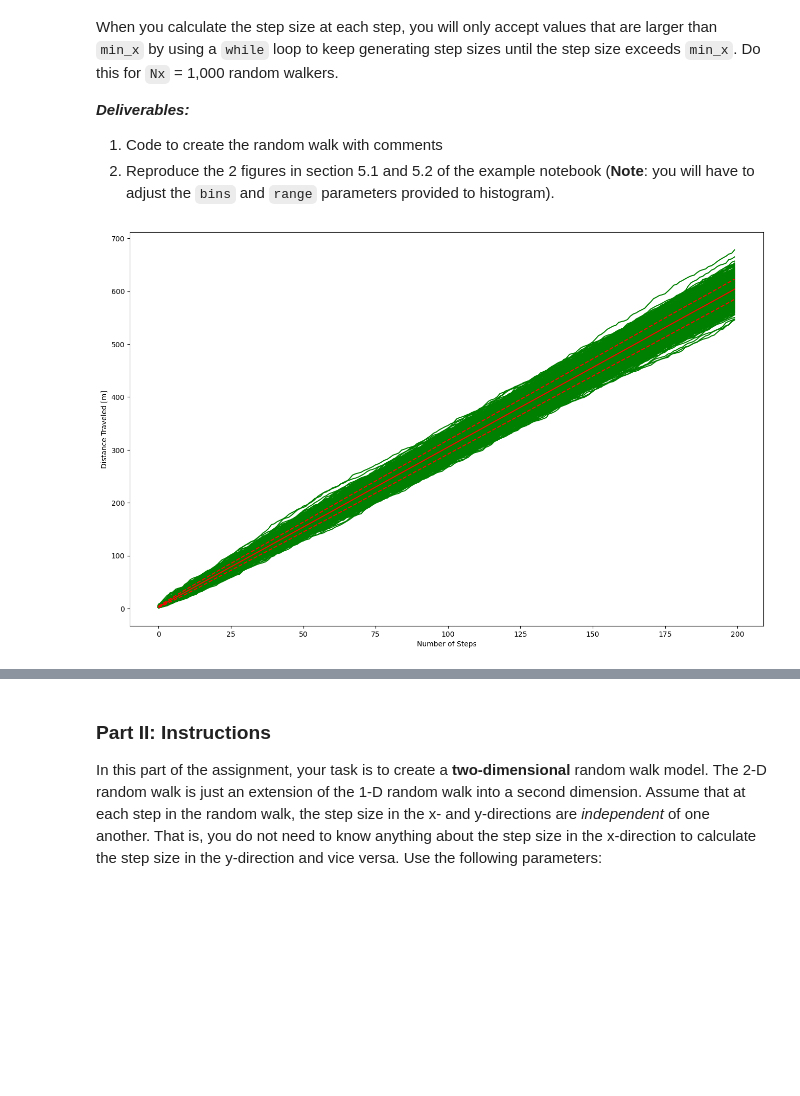
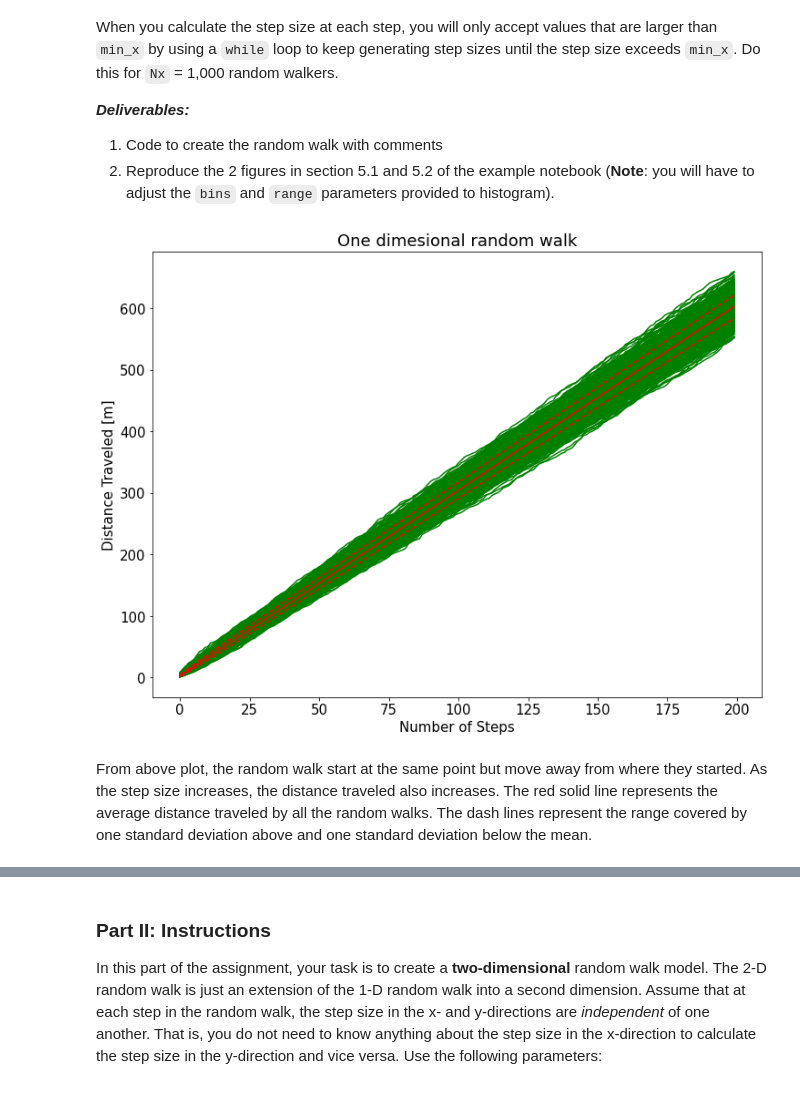
Before and after one commit to yao24/geos518-fall-2021, a Jupyter notebook: mod01/mod01-Assignment.ipynb, the cells around one changed output, grey strips where cells are left out. Cells and saved outputs as stored; diff of their text form; code cells hidden in the pictures; blank space fills up the shorter version.

```diff
--- a/mod01/mod01-Assignment.ipynb
+++ b/mod01/mod01-Assignment.ipynb
@@ -24,12 +24,12 @@ ___Deliverables:___
 import numpy as np
 import matplotlib.pyplot as plt
 
-Nt = 200    # This is the number of steps (or time steps) in our Random Walk
+Nt = 200    # This is the number of steps in our Random Walk
 Nx = 1000   # Initialize the number of walkers.
 
 mu_x = 1.5     # The average step size in our random walk
 s_x = 2.1      # The standard deviation of the step size in our random walk
-min_x = 1.25   #the _minimum step size_ at each step in our random walk
+min_x = 1.25   #the _minimum step size at each step in our random walk
 
 # Create a new container for all walkers at each time step. This will correspond to an
 # array of zeros that has Nt rows and Nx columns. So each row corresponds to a specific
@@ -54,23 +54,27 @@ for i in np.arange(Nt):
         # Again check to see if we're at the first time step
         if(i==0):
             # If at the first time step, the initial position was 0
-            X[i,j] = 0.0 + x_i
+            X[i,j] = x_i
         else:
             # If at a subsequent time step, the initial position was the position at the previous time step
             X[i,j] = X[i-1,j] + x_i
 # %%
-mean_X = np.mean(X,axis=1)   # Calculate the average distance of all walkers through time
-std_X = np.std(X,axis=1)     # Calculate the standard deviation of all walkers through time
+plt.rcParams.update({'font.size': 15})       # Change the font size for the figure
+mean_X = np.mean(X,axis=1)                   # Calculate the average distance of all walkers through time
+std_X = np.std(X,axis=1)                     # Calculate the standard deviation of all walkers through time
 
-plt.figure(figsize=(16,10))  # Create a figure and make it 16" wide x 10" tall
+plt.figure(figsize=(12,9))                   # Create a figure and make it 12" wide x 19" tall
 
 plt.plot(np.arange(Nt),X,'g-')               # Plot x vs i (created using np.arange(Nt)) as a blue line
-plt.plot(np.arange(Nt),mean_X,'r-')
-plt.plot(np.arange(Nt),mean_X + std_X, 'r--')
-plt.plot(np.arange(Nt),mean_X - std_X, 'r--')
-plt.xlabel('Number of Steps')
-plt.ylabel('Distance Traveled [m]')
+plt.plot(np.arange(Nt),mean_X,'r-')          # Plot the mean position as a red line
+plt.plot(np.arange(Nt),mean_X + std_X, 'r--')# Plot the range covered by one standard deviation above the mean
+plt.plot(np.arange(Nt),mean_X - std_X, 'r--')# Plot the range covered by one standard deviation below the mean
+plt.xlabel('Number of Steps')                # Label of the x-axis
+plt.ylabel('Distance Traveled [m]')          # Label of the y-axis
+plt.title('One dimesional random walk')      # Title
 plt.show()
 # %% [output]
-[figure, old version]
+[figure, new version]
+# %% [markdown]
+From above plot, the random walk start at the same point but move away from where they started. As the step size increases, the distance traveled also increases. The red solid line represents the average distance traveled by all the random walks. The dash lines represent the range covered by one standard deviation above and one standard deviation below the mean.
 # %%
```
Also changed, not shown: parts of 5 cells of this notebook, 1 other file.
